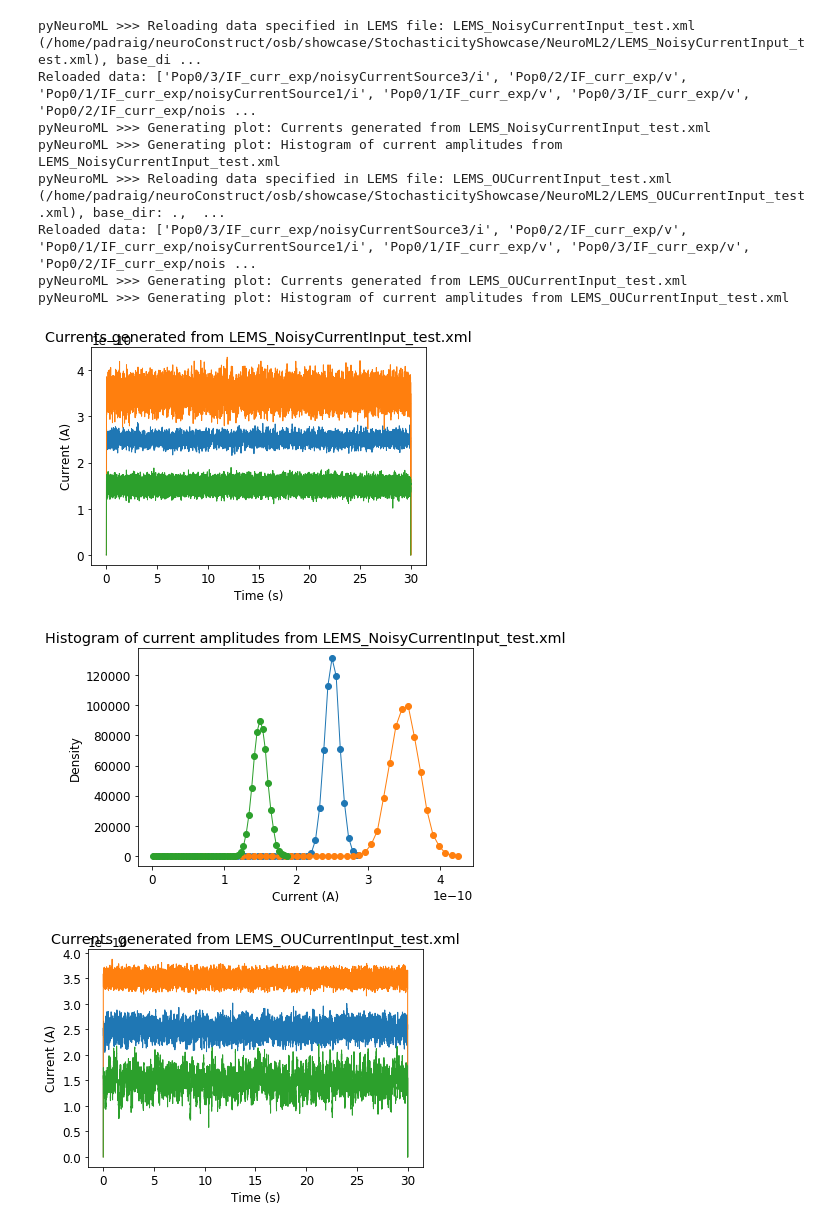
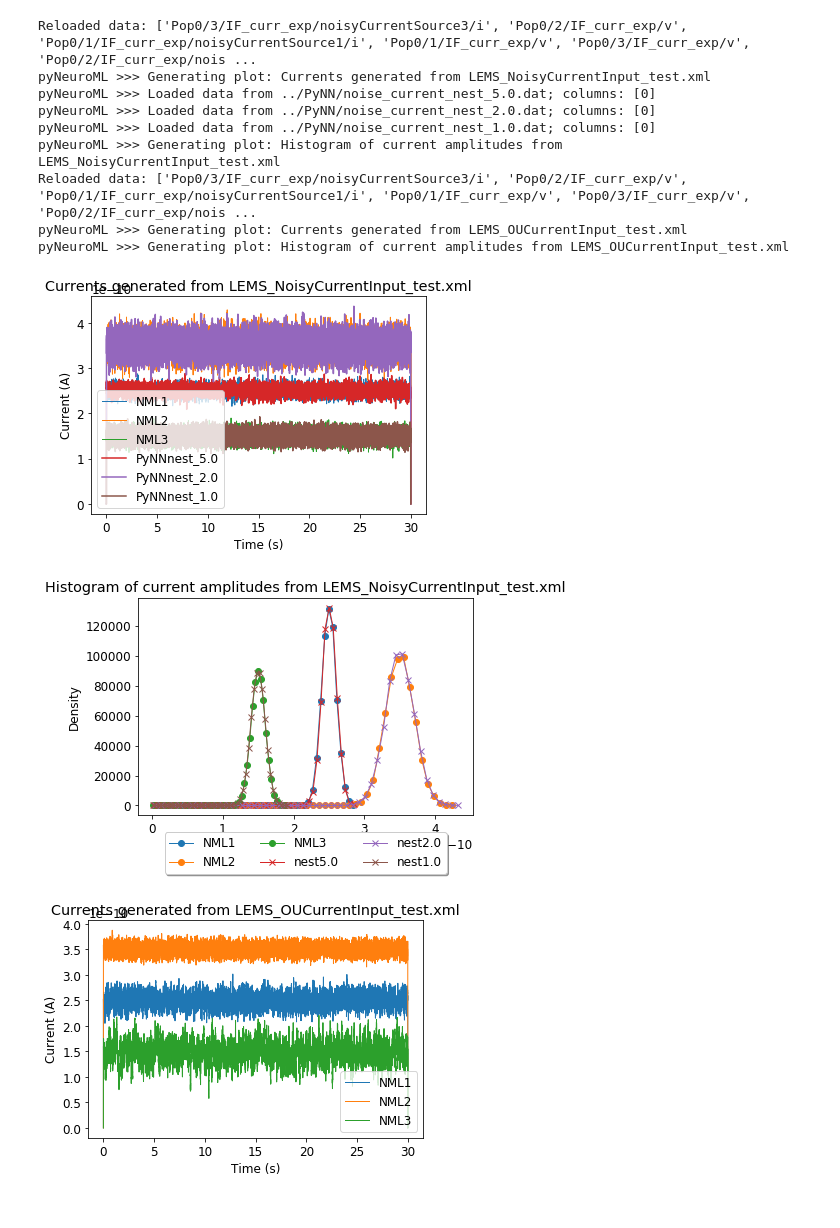
Before and after one commit to OpenSourceBrain/StochasticityShowcase, a Jupyter notebook: NeuroML2/TestNoisySources.ipynb, the cells around one changed output. Saved outputs shown, nothing was run; the diff lists cells and outputs as text; code cells hidden in the pictures.

Commit message:
Retested pynn & compare in notebook to neuroml

```diff
--- a/NeuroML2/TestNoisySources.ipynb
+++ b/NeuroML2/TestNoisySources.ipynb
@@ -0,0 +1,14 @@
+# %%
+from pyneuroml import pynml
+from matplotlib import pyplot as plt
+%matplotlib inline
+import numpy
+
+lems_files = ['LEMS_NoisyCurrentInput_test.xml','LEMS_OUCurrentInput_test.xml']
+all_results = {}
+
+
+for lems_file in lems_files:
+
+    all_results[lems_file] = pynml.run_lems_with_jneuroml(lems_file, nogui=True, load_saved_data=True)
+    print("Finished running LEMS file: %s"%lems_file)
@@ -1,16 +20,12 @@
 # %%
-from pyneuroml import pynml
-from matplotlib import pyplot as plt
-%matplotlib inline
-import numpy
-
-lems_files = ['LEMS_NoisyCurrentInput_test.xml','LEMS_OUCurrentInput_test.xml']
 
 for lems_file in lems_files:
 
-    results = pynml.run_lems_with_jneuroml(lems_file, nogui=True, load_saved_data=True)
+    results = all_results[lems_file]
 
     print("Reloaded data: %s"%results.keys())
+
+
 
 
     ax = pynml.generate_plot([results['t'],results['t'],results['t']],
@@ -20,43 +35,69 @@ for lems_file in lems_files:
                              "Currents generated from %s"%lems_file,
                              xaxis = 'Time (s)',
                              yaxis = 'Current (A)',
+                             labels=['NML1','NML2','NML3'],
                              title_above_plot=True,
                              show_plot_already=False)
 
 
     bins=50
 
     hist1, edges1 = numpy.histogram(results['Pop0/1/IF_curr_exp/noisyCurrentSource1/i'],bins=bins)
     mid1 = [e +(edges1[1]-edges1[0])/2 for e in edges1[:-1]]
 
     hist2, edges2 = numpy.histogram(results['Pop0/2/IF_curr_exp/noisyCurrentSource2/i'],bins=bins)
     mid2 = [e +(edges2[1]-edges2[0])/2 for e in edges2[:-1]]
 
     hist3, edges3 = numpy.histogram(results['Pop0/3/IF_curr_exp/noisyCurrentSource3/i'],bins=bins)
     mid3 = [e +(edges3[1]-edges3[0])/2 for e in edges3[:-1]]
 
+    xs = [mid1,mid2,mid3]
+    ys = [hist1, hist2, hist3]
+    markers = ['o','o','o']
+    labels = ['NML1','NML2','NML3']
 
 
-    ax = pynml.generate_plot([mid1,mid2,mid3],
-                             [hist1, hist2, hist3],
+    if "Noisy" in lems_file:
+        run_in_pynn = ['nest']
+        dts = [5.0,2.0,1.0]
+        for sim in run_in_pynn:
+            for dt in dts:
+                f = '../PyNN/noise_current_%s_%s.dat'%(sim,dt)
+                data, indeces = pynml.reload_standard_dat_file(f)
+                ax.plot(data['t'],data[0],label='PyNN%s_%s'%(sim,dt))
+
+                hist1, edges1 = numpy.histogram(data[0],bins=bins)
+                mid1 = [e +(edges1[1]-edges1[0])/2 for e in edges1[:-1]]
+                xs.append(mid1)
+                ys.append(hist1)
+                markers.append('x')
+                labels.append('%s%s'%(sim,dt))
+
+    ax.legend()
+
+
+    ax = pynml.generate_plot(xs,
+                             ys,
                              "Histogram of current amplitudes from %s"%lems_file,
                              xaxis = 'Current (A)',
                              yaxis = 'Density',
                              title_above_plot=True,
-                             markers = ['o','o','o'],
-                             show_plot_already=False)
+                             markers = markers,
+                             show_plot_already=False,
+                             labels=labels)
 
 
 plt.show()
 # %% [output]
-pyNeuroML >>> Reloading data specified in LEMS file: LEMS_NoisyCurrentInput_test.xml (/home/padraig/neuroConstruct/osb/showcase/StochasticityShowcase/NeuroML2/LEMS_NoisyCurrentInput_test.xml), base_di ...
 Reloaded data: ['Pop0/3/IF_curr_exp/noisyCurrentSource3/i', 'Pop0/2/IF_curr_exp/v', 'Pop0/1/IF_curr_exp/noisyCurrentSource1/i', 'Pop0/1/IF_curr_exp/v', 'Pop0/3/IF_curr_exp/v', 'Pop0/2/IF_curr_exp/nois ...
 pyNeuroML >>> Generating plot: Currents generated from LEMS_NoisyCurrentInput_test.xml
+pyNeuroML >>> Loaded data from ../PyNN/noise_current_nest_5.0.dat; columns: [0]
+pyNeuroML >>> Loaded data from ../PyNN/noise_current_nest_2.0.dat; columns: [0]
+pyNeuroML >>> Loaded data from ../PyNN/noise_current_nest_1.0.dat; columns: [0]
 pyNeuroML >>> Generating plot: Histogram of current amplitudes from LEMS_NoisyCurrentInput_test.xml
-pyNeuroML >>> Reloading data specified in LEMS file: LEMS_OUCurrentInput_test.xml (/home/padraig/neuroConstruct/osb/showcase/StochasticityShowcase/NeuroML2/LEMS_OUCurrentInput_test.xml), base_dir: .,  ...
 Reloaded data: ['Pop0/3/IF_curr_exp/noisyCurrentSource3/i', 'Pop0/2/IF_curr_exp/v', 'Pop0/1/IF_curr_exp/noisyCurrentSource1/i', 'Pop0/1/IF_curr_exp/v', 'Pop0/3/IF_curr_exp/v', 'Pop0/2/IF_curr_exp/nois ...
 pyNeuroML >>> Generating plot: Currents generated from LEMS_OUCurrentInput_test.xml
 pyNeuroML >>> Generating plot: Histogram of current amplitudes from LEMS_OUCurrentInput_test.xml
-[figure, old version]
+[figure, new version]
-[figure, old version]
+[figure, new version]
-[figure, old version]
+[figure, new version]
```
Also changed, not shown: parts of 2 cells of this notebook, 2 other files.
